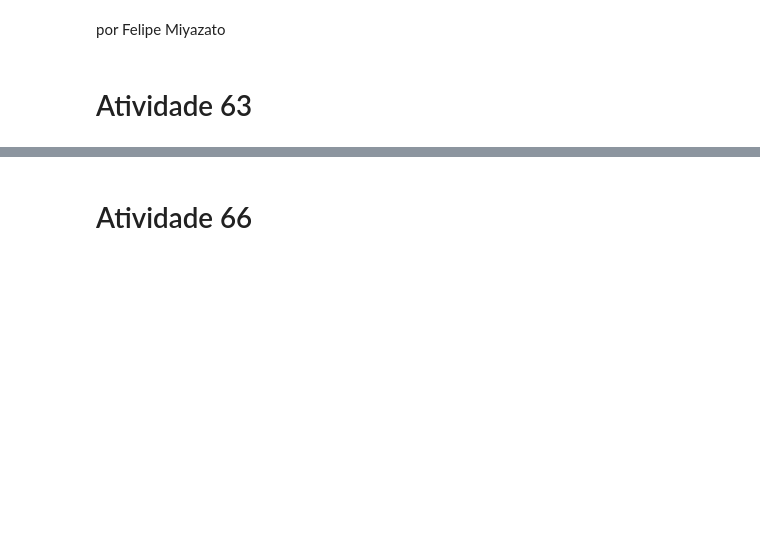
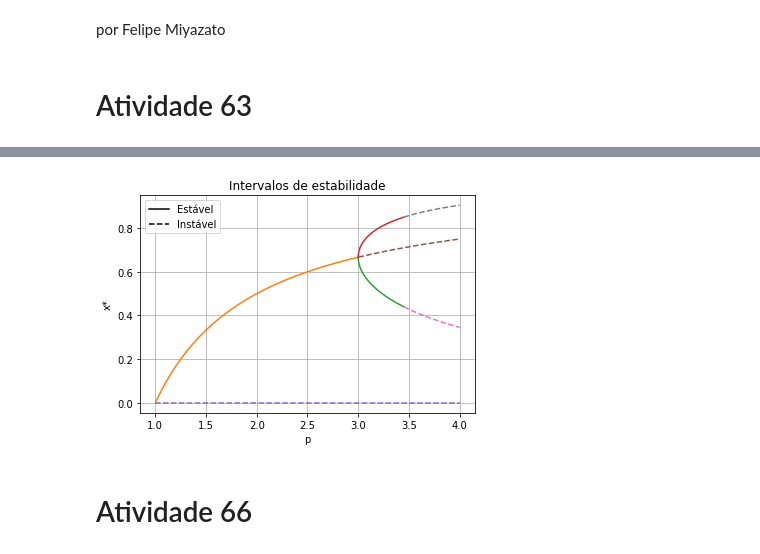
Before and after one commit to felipe-gm/ifusp_introcaos, a Jupyter notebook: Exercícios Introdução ao Caos.ipynb, the cells around one changed output, grey strips where cells are left out. Saved outputs shown, nothing was run; the diff lists cells and outputs as text; code cells hidden in the pictures; blank space fills up the shorter version.

```diff
--- a/Exercícios Introdução ao Caos.ipynb
+++ b/Exercícios Introdução ao Caos.ipynb
@@ -37,3 +82,25 @@ plt.show()
+# %%
+df2_dx_x = -p**2 *(2*f2x -1)*(2*p*(f2x -1)*f2x +1)
+
+# 1) mask points where |df/dx|_x* < 1
+fx_unstable = np.ma.masked_where(np.abs(df2_dx_x) < 1, f2x)
+
+# 2) mask points where |df/dx|_x* >= 1
+fx_stable = np.ma.masked_where(np.abs(df2_dx_x) >= 1, f2x)
+
+custom_lines = [Line2D([0], [0], color='k'),
+                Line2D([0], [0], color='k', linestyle='--')]
+
+plt.plot(p, fx_stable, '-')
+plt.plot(p, fx_unstable, '--')
+plt.title('Intervalos de estabilidade')
+plt.xlabel('p')
+plt.ylabel('x*')
+plt.grid()
+plt.legend(custom_lines, ['Estável', 'Instável'])
+plt.show()
+# %% [output]
+[figure, added]
 # %% [markdown]
 # Atividade 66
 # %%
```
Also changed, not shown: parts of 8 cells of this notebook.
